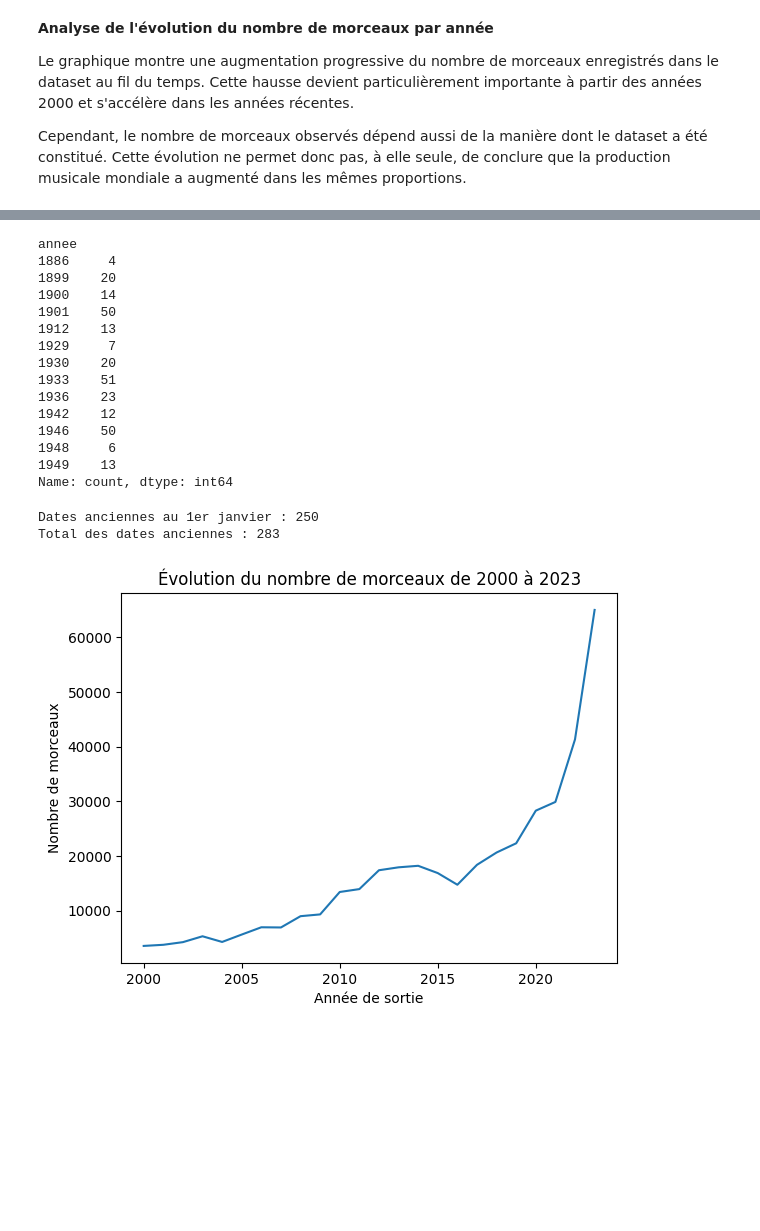
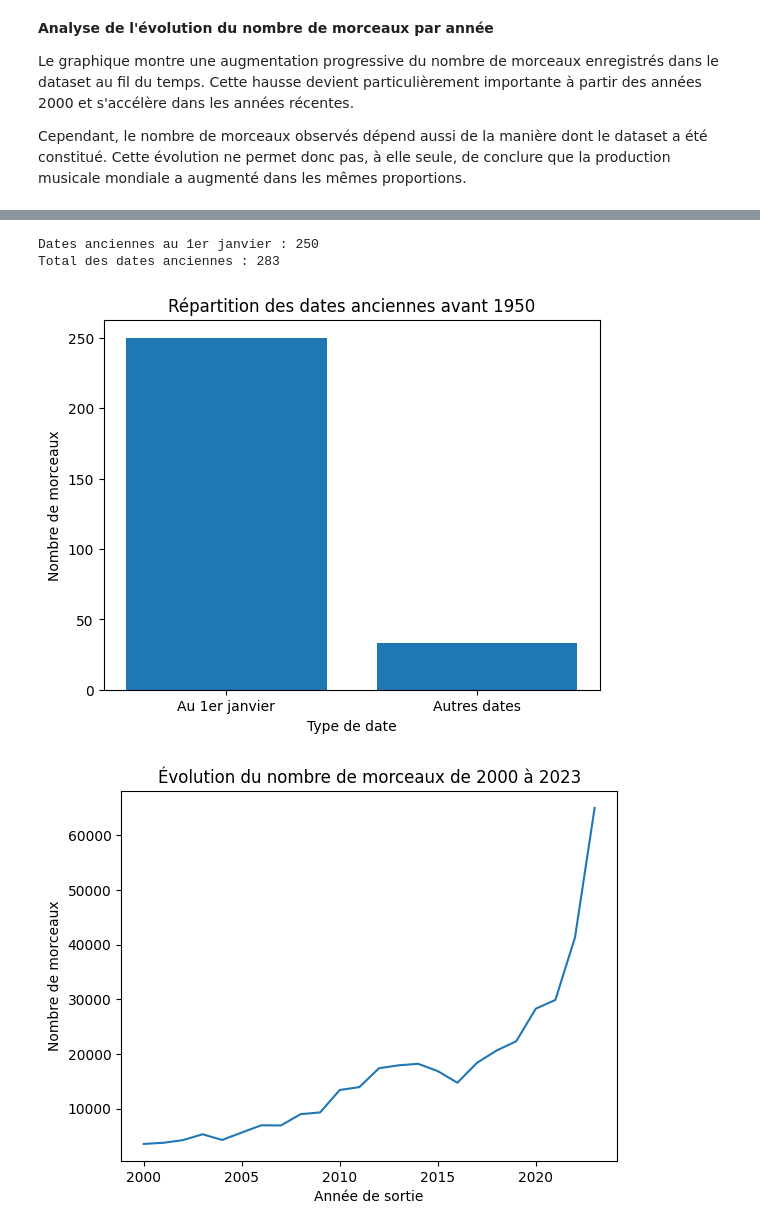
Before and after one commit to linatalmat/spotify-analysis-2026, a Jupyter notebook: notebooks/03_analyse.ipynb, the cells around one changed output, grey strips where cells are left out. Drawn from its saved outputs; the diff is of its cells as text; code cells hidden in the pictures; blank space fills up the shorter version.

Commit message:
Projet spotify : ajout des visualisation et analyse

```diff
--- a/notebooks/03_analyse.ipynb
+++ b/notebooks/03_analyse.ipynb
@@ -156,36 +192,39 @@ df[df["annee"] < 1950][
 | 46822 | This Year'S Kisses (With Teddy Wi... | Billie Holiday | Lady Day: The Complete Billie Hol... | 1936-01-01 00:00:00+00:00 |
 | 46823 | One Never Knows, Does One? | Billie Holiday | Lady Day: The Complete Billie Hol... | 1936-01-01 00:00:00+00:00 |
 | 46824 | I'Ve Got My Love To Keep Me Warm | Billie Holiday | Lady Day: The Complete Billie Hol... | 1936-01-01 00:00:00+00:00 |
-# %%
-
-df[df["annee"] < 1950]["annee"].value_counts().sort_index()
-# %% [output]
-annee
-1886     4
-1899    20
-1900    14
-1901    50
-1912    13
-1929     7
-1930    20
-1933    51
-1936    23
-1942    12
-1946    50
-1948     6
-1949    13
-Name: count, dtype: int64
 # %%
+
 dates_anciennes = df[df["annee"] < 1950]
 
-print(
-    "Dates anciennes au 1er janvier :",
-    ((dates_anciennes["release_date"].dt.month == 1) &
-     (dates_anciennes["release_date"].dt.day == 1)).sum()
+
+dates_1er_janvier = (
+    (dates_anciennes["release_date"].dt.month == 1) &
+    (dates_anciennes["release_date"].dt.day == 1)
+).sum()
+
+total_dates_anciennes = len(dates_anciennes)
+
+print("Dates anciennes au 1er janvier :", dates_1er_janvier)
+print("Total des dates anciennes :", total_dates_anciennes)
+
+
+plt.bar(
+    ["Au 1er janvier", "Autres dates"],
+    [dates_1er_janvier, total_dates_anciennes - dates_1er_janvier]
 )
 
-print("Total des dates anciennes :", len(dates_anciennes))
+plt.title("Répartition des dates anciennes avant 1950")
+plt.xlabel("Type de date")
+plt.ylabel("Nombre de morceaux")
+
+# Enregistrer le graphique
+plt.savefig("../figures/04_dates_anciennes.png",
+            bbox_inches="tight",
+            dpi=300)
+
+plt.show()
 # %% [output]
 Dates anciennes au 1er janvier : 250
 Total des dates anciennes : 283
+[figure, added]
 # %%
```
Also changed, not shown: parts of 9 cells of this notebook.
